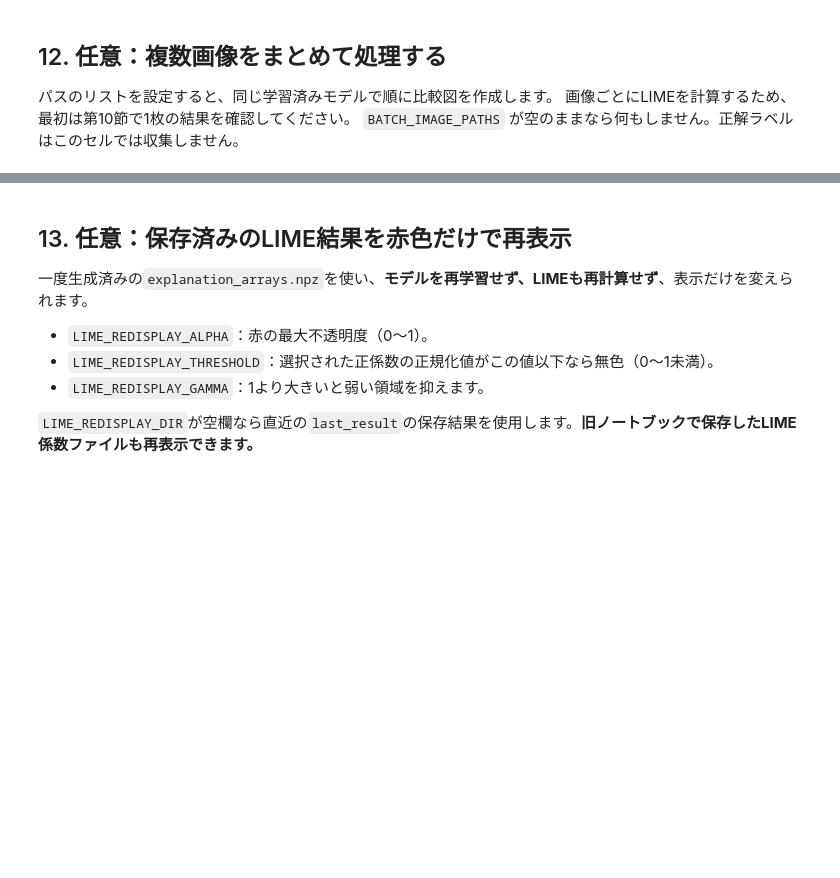
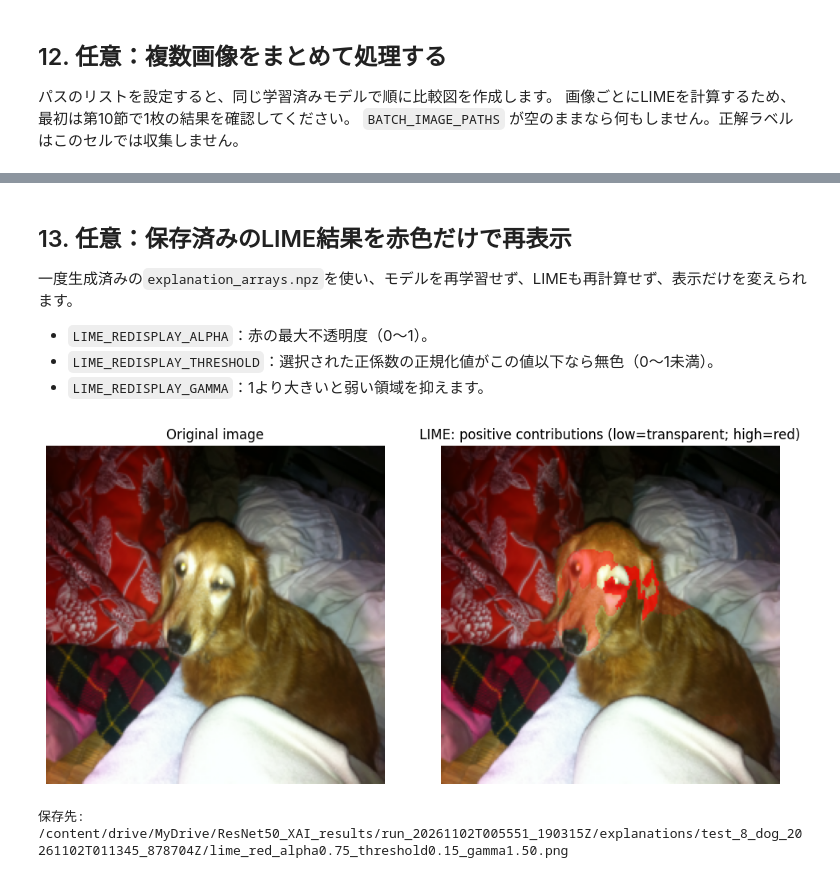
Before and after one commit to TakaNori999/resnet50_lime_grad-cam_dogcat, a Jupyter notebook: ResNet50_DogCat_LIME_GradCAM.ipynb, the cells around one changed output, grey strips where cells are left out. Cells and saved outputs as stored; diff of their text form; code cells hidden in the pictures; blank space fills up the shorter version.

```diff
--- a/ResNet50_DogCat_LIME_GradCAM.ipynb
+++ b/ResNet50_DogCat_LIME_GradCAM.ipynb
@@ -394,7 +378,7 @@ if MODEL_MODE == "train":
     history_df.insert(0, "epoch", np.arange(1, len(history_df) + 1))
     history_df.to_csv(RUN_DIR / "training_history.csv", index=False)
     run_config = {
-        "source_notebook": "ResNet50_DogCat_LIME_GradCAM.ipynb",
+        "source_notebook": "ResNet50_fineturning_2_LIME.ipynb",
         "class_names": CLASS_NAMES, "image_size": list(IMG_SIZE), "head_style": HEAD_STYLE,
         "dataset_dir": str(Path(DATA_DIR).resolve()), "originals_per_class": EXPECTED_PER_CLASS,
         "validation_fraction": VAL_FRACTION, "seed": SEED, "batch_size": BATCH_SIZE,
@@ -861,7 +879,7 @@ def compare_image(image_path: str, target: str = "predicted", true_label: Option
 # %%
-TEST_IMAGE_PATH = ""  # @param {type:"string"}
-TARGET_CLASS = "predicted"  # @param ["predicted", "cat", "dog"]
-TRUE_LABEL = ""  # @param ["", "cat", "dog"]
+TEST_IMAGE_PATH = "/content/drive/MyDrive/image_test/test_8.jpg"  # @param {type:"string"}
+TARGET_CLASS = "dog"  # @param ["predicted", "cat", "dog"]
+TRUE_LABEL = "dog"  # @param ["", "cat", "dog"]
 ALLOW_USED_IMAGE = False  # @param {type:"boolean"}
 
 if TEST_IMAGE_PATH.strip():
@@ -973,57 +990,55 @@ ReLUで負の値を除くため、青い部分や0の部分を「そのクラス
 # %% [markdown]
 ## 13. 任意：保存済みのLIME結果を赤色だけで再表示
 
-一度生成済みの`explanation_arrays.npz`を使い、**モデルを再学習せず、LIMEも再計算せず**、表示だけを変えられます。
+一度生成済みの`explanation_arrays.npz`を使い、モデルを再学習せず、LIMEも再計算せず、表示だけを変えられます。
 
 - `LIME_REDISPLAY_ALPHA`：赤の最大不透明度（0～1）。
 - `LIME_REDISPLAY_THRESHOLD`：選択された正係数の正規化値がこの値以下なら無色（0～1未満）。
 - `LIME_REDISPLAY_GAMMA`：1より大きいと弱い領域を抑えます。
-
-`LIME_REDISPLAY_DIR`が空欄なら直近の`last_result`の保存結果を使用します。**旧ノートブックで保存したLIME係数ファイルも再表示できます。**
 # %%
 LIME_REDISPLAY_DIR = ""   # @param {type:"string"}
 LIME_REDISPLAY_ALPHA = 0.75  # @param {type:"number"}
 LIME_REDISPLAY_THRESHOLD = 0.15  # @param {type:"number"}
 LIME_REDISPLAY_GAMMA = 1.5  # @param {type:"number"}
 
 if LIME_REDISPLAY_DIR.strip():
     previous_dir = Path(LIME_REDISPLAY_DIR.strip())
 elif "last_result" in globals():
     previous_dir = Path(last_result["directory"])
 else:
-    previous_dir = None
+    raise ValueError("第10節または第11節で一度比較するか、LIME_REDISPLAY_DIRを指定してください。")
 
-if previous_dir is None:
-    print("任意の再表示をスキップしました。第10節または第11節で比較を実行するか、保存済みフォルダを指定してください。")
-else:
-    previous_rgb = np.asarray(Image.open(previous_dir / "input_rgb.png").convert("RGB"), dtype=np.float32) / 255.0
-    with np.load(previous_dir / "explanation_arrays.npz") as saved:
-        old_signed = saved["lime_weights"]
-        old_mask = saved["lime_positive_mask"].astype(bool)
+previous_rgb = np.asarray(Image.open(previous_dir / "input_rgb.png").convert("RGB"), dtype=np.float32) / 255.0
+with np.load(previous_dir / "explanation_arrays.npz") as saved:
+    old_signed = saved["lime_weights"]
+    old_mask = saved["lime_positive_mask"].astype(bool)
 
-    old_positive = np.where(old_mask, np.maximum(old_signed, 0.0), 0.0)
-    peak = float(old_positive.max())
-    old_normalized = old_positive / peak if peak > 0 else np.zeros_like(old_positive)
-    new_overlay, new_alpha = lime_red_overlay(
-        previous_rgb, old_normalized, old_mask,
-        max_alpha=LIME_REDISPLAY_ALPHA,
-        threshold=LIME_REDISPLAY_THRESHOLD,
-        gamma=LIME_REDISPLAY_GAMMA
-    )
+old_positive = np.where(old_mask, np.maximum(old_signed, 0.0), 0.0)
+peak = float(old_positive.max())
+old_normalized = old_positive / peak if peak > 0 else np.zeros_like(old_positive)
+new_overlay, new_alpha = lime_red_overlay(
+    previous_rgb, old_normalized, old_mask,
+    max_alpha=LIME_REDISPLAY_ALPHA,
+    threshold=LIME_REDISPLAY_THRESHOLD,
+    gamma=LIME_REDISPLAY_GAMMA
+)
 
-    fig, axes = plt.subplots(1, 2, figsize=(10, 4.7))
-    axes[0].imshow(previous_rgb)
-    axes[0].set_title("Original image")
-    axes[1].imshow(new_overlay)
-    axes[1].set_title("LIME: positive contributions (low=transparent; high=red)")
-    for ax in axes:
-        ax.axis("off")
-    fig.tight_layout()
-    filename = previous_dir / (
-        f"lime_red_alpha{LIME_REDISPLAY_ALPHA:.2f}_threshold{LIME_REDISPLAY_THRESHOLD:.2f}_"
-        f"gamma{LIME_REDISPLAY_GAMMA:.2f}.png"
-    )
-    Image.fromarray(np.round(new_overlay * 255).astype(np.uint8)).save(filename)
-    plt.show()
-    plt.close(fig)
-    print("保存先:", filename)
+fig, axes = plt.subplots(1, 2, figsize=(10, 4.7))
+axes[0].imshow(previous_rgb)
+axes[0].set_title("Original image")
+axes[1].imshow(new_overlay)
+axes[1].set_title("LIME: positive contributions (low=transparent; high=red)")
+for ax in axes:
+    ax.axis("off")
+fig.tight_layout()
+filename = previous_dir / (
+    f"lime_red_alpha{LIME_REDISPLAY_ALPHA:.2f}_threshold{LIME_REDISPLAY_THRESHOLD:.2f}_"
+    f"gamma{LIME_REDISPLAY_GAMMA:.2f}.png"
+)
+Image.fromarray(np.round(new_overlay * 255).astype(np.uint8)).save(filename)
+plt.show()
+plt.close(fig)
+print("保存先:", filename)
+# %% [output]
+[figure, added]
+保存先: /content/drive/MyDrive/ResNet50_XAI_results/run_20261102T005551_190315Z/explanations/test_8_dog_20261102T011345_878704Z/lime_red_alpha0.75_threshold0.15_gamma1.50.png
```
Also changed, not shown: parts of 25 cells of this notebook.
